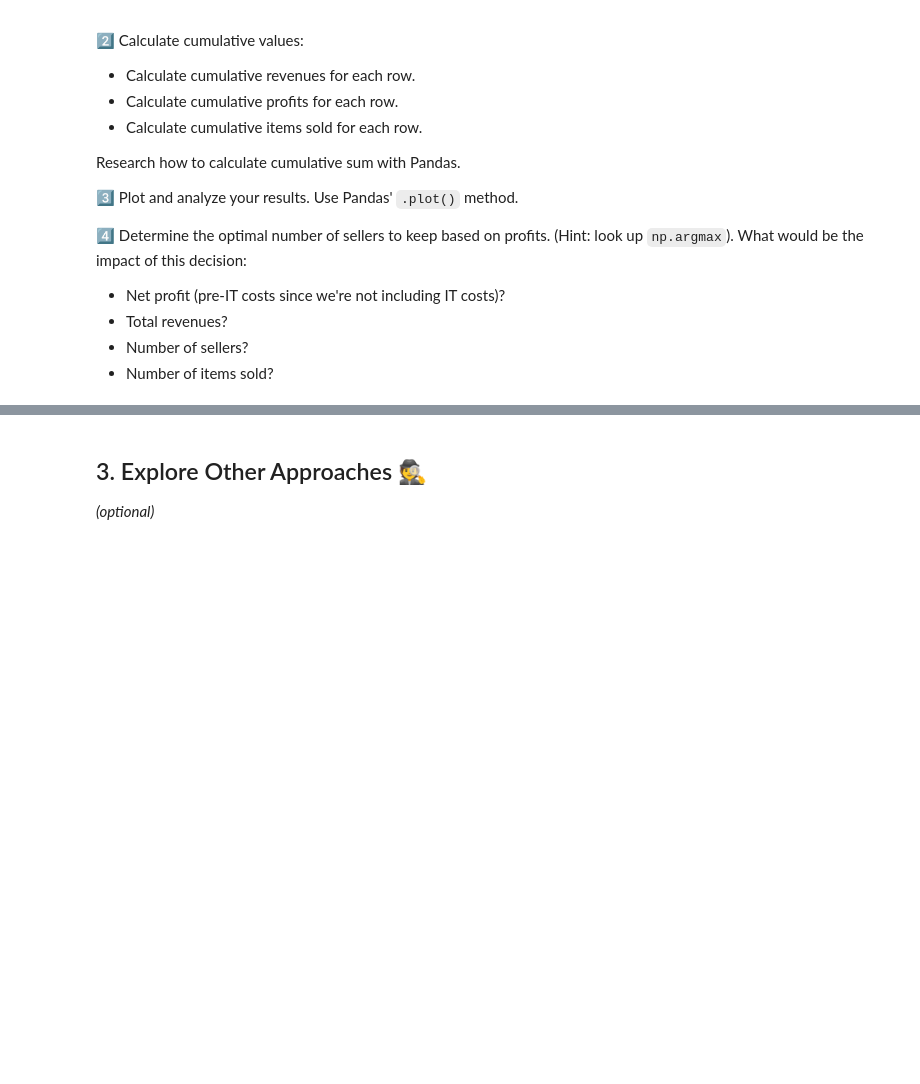
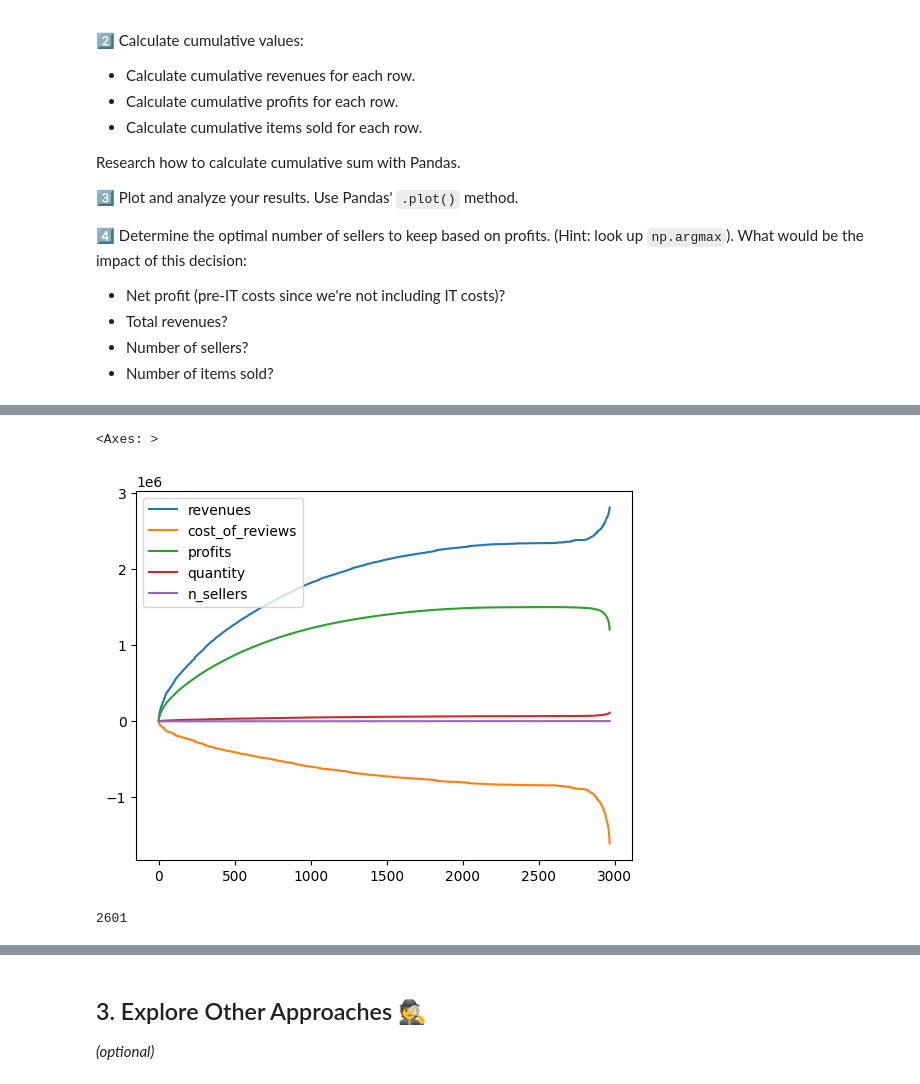
Before and after one commit to itsyeren/data-olist-ceo-request, a Jupyter notebook: CEO_request.ipynb, the cells around one changed output, grey strips where cells are left out. Saved outputs shown, nothing was run; the diff lists cells and outputs as text; code cells hidden in the pictures; blank space fills up the shorter version.

Commit message:
Olist CEO-level Analysis

```diff
--- a/CEO_request.ipynb
+++ b/CEO_request.ipynb
@@ -173,0 +140,12 @@ How important were IT costs in your analysis?
+# %%
+from olist.seller_updated import Seller
+seller = Seller()
+sellers = seller.get_training_data()
+sellers_sorted = sellers.sort_values(by='profits', ascending=False)
+# %%
+metrics_ordered = sellers[['revenues', 'cost_of_reviews', 'profits', 'quantity']] \
+                  .sort_values(by='profits', ascending=False) \
+                  .reset_index().drop(columns='index')
+metrics_ordered.cost_of_reviews *= -1
+metrics_ordered['n_sellers'] = 1
+metrics_ordered
@@ -173,0 +166,11 @@ How important were IT costs in your analysis?
+# %%
+metrics_cumulative = metrics_ordered.cumsum()
+metrics_cumulative.plot()
+# %% [output]
+<Axes: >
+[figure, added]
+# %%
+optimum_without_it = metrics_cumulative.profits.argmax()
+optimum_without_it
+# %% [output]
+2601
```
Also changed, not shown: parts of 30 cells of this notebook.
